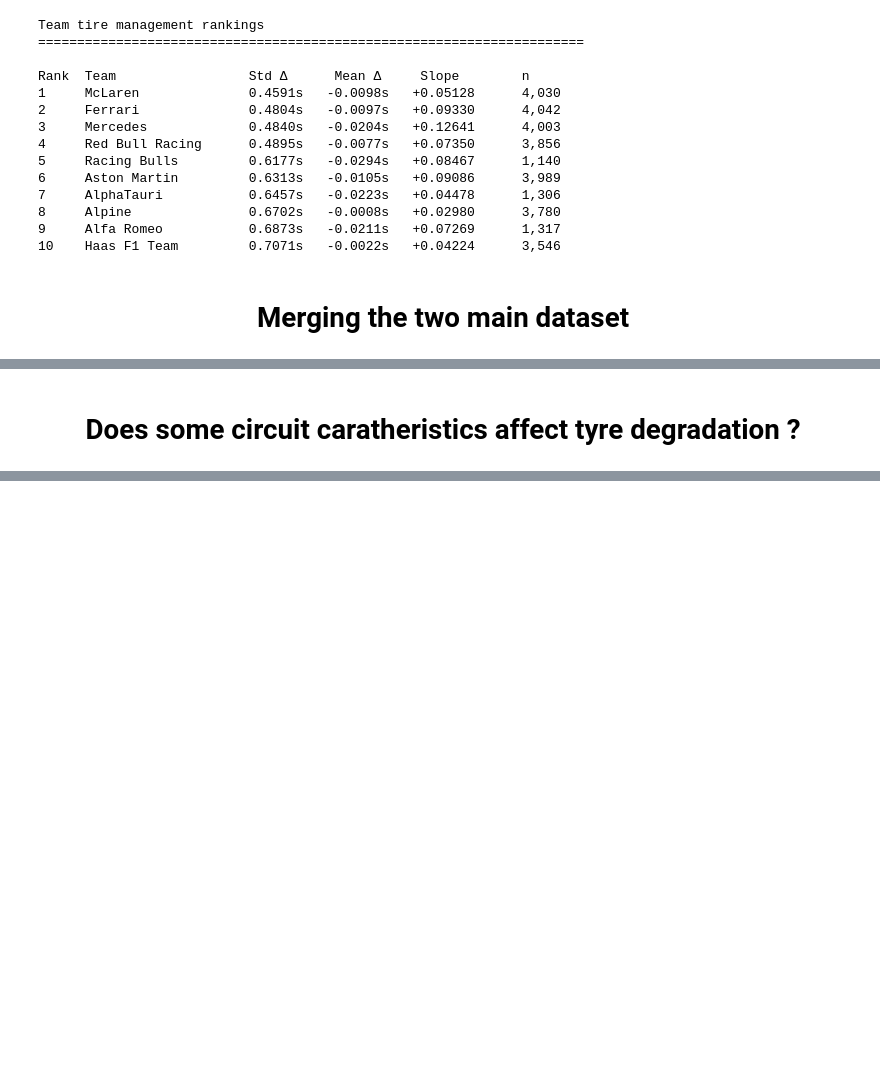
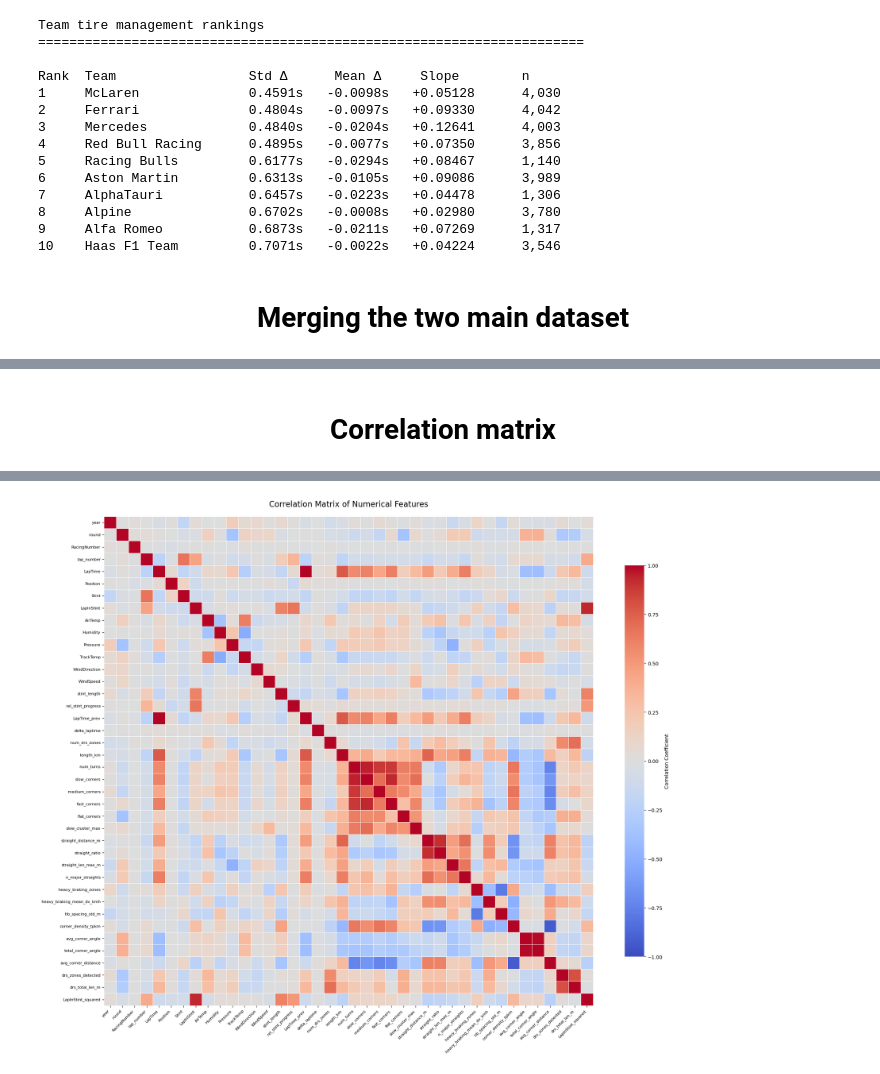
Before and after one commit to jacopo887/ADA_project_JS, a Jupyter notebook: actualstuff.ipynb, the cells around one changed output, grey strips where cells are left out. Cells and saved outputs as stored; diff of their text form; code cells hidden in the pictures; blank space fills up the shorter version.

Commit message:
fig folder, stint to change

```diff
--- a/actualstuff.ipynb
+++ b/actualstuff.ipynb
@@ -1569,14 +1744,9 @@ df_merged = df_pairs.merge(
     suffixes=('', '_circuit')
 )
 
-print(f"\nMerged dataset shape: {df_merged.shape}")
-print(f"Columns after merge: {len(df_merged.columns)}")
+columns_to_drop = [ 'circuit_ref']
 
+# Add squared term (captures accelerating degradation)
 
-# Save the merged dataset
-df_merged.to_excel('csv_output/Filtered_04_with_circuit_geometry.xlsx', index=False)
-print(f"\n✓ Saved: csv_output/Filtered_04_with_circuit_geometry.xlsx")
-
-print(f"\nFinal merged columns ({len(df_merged.columns)}):")
-print(df_merged.columns.tolist())
+df_merged['LapInStint_squared'] = df_merged['LapInStint'] ** 2
 # %% [output]
@@ -1599,2 +1753,0 @@ Final merged columns (50):
-# %% [markdown]
-<h1><center> Does some circuit caratheristics affect tyre degradation ? </center></h1>
@@ -1627,0 +1754,66 @@ df_pairs.head(10)
+# %% [markdown]
+<h1><center> Correlation matrix </center></h1>
+# %%
+
+print(f"\n Plotting the correlation matrix for numerical features")
+
+# Select only numerical columns for correlation
+numerical_cols = df_merged.select_dtypes(include=[np.number]).columns.tolist()
+print(f"\nNumerical columns for correlation ({len(numerical_cols)}):")
+print(numerical_cols)
+
+# Calculate correlation matrix
+df_corr = df_merged[numerical_cols].corr()
+
+# Create figure with appropriate size
+fig, ax = plt.subplots(figsize=(20, 16))
+
+# Create heatmap
+sns.heatmap(df_corr,
+            annot=False,  # Set to True if you want to see correlation values
+            cmap='coolwarm',
+            center=0,
+            vmin=-1, vmax=1,
+            square=True,
+            linewidths=0.5,
+            cbar_kws={"shrink": 0.8, "label": "Correlation Coefficient"},
+            ax=ax)
+
+plt.title('Correlation Matrix of Numerical Features', fontsize=16, pad=20)
+plt.xticks(rotation=45, ha='right', fontsize=8)
+plt.yticks(rotation=0, fontsize=8)
+plt.tight_layout()
+
+# # Save the plot
+plt.savefig('figures/Correlation_Matrix.pdf', dpi=300, bbox_inches='tight')
+
+# plt.show()
+
+# Print some high correlations (absolute value > 0.7, excluding diagonal)
+print(f"\n High Correlations (|r| > 0.7)")
+
+
+# Get upper triangle of correlation matrix
+mask = np.triu(np.ones_like(df_corr, dtype=bool))
+df_corr_upper = df_corr.where(~mask)
+
+# Find high correlations
+high_corr = []
+for col in df_corr_upper.columns:
+    for idx in df_corr_upper.index:
+        val = df_corr_upper.loc[idx, col]
+        if pd.notna(val) and abs(val) > 0.7:
+            high_corr.append((idx, col, val))
+
+# Sort by absolute correlation value
+high_corr.sort(key=lambda x: abs(x[2]), reverse=True)
+
+if high_corr:
+    print(f"\nFound {len(high_corr)} high correlations:")
+    for var1, var2, corr_val in high_corr[:20]:  # Show top 20
+        print(f"  {var1:30s} <-> {var2:30s} : {corr_val:+.3f}")
+    if len(high_corr) > 20:
+        print(f"  ... and {len(high_corr) - 20} more")
+else:
+    print("\nNo correlations with |r| > 0.7 found (excluding diagonal)")
+# %% [output]
@@ -1627,0 +1837 @@ df_pairs.head(10)
+[figure, added]
```
Also changed, not shown: parts of 19 cells of this notebook, 24 other files.
